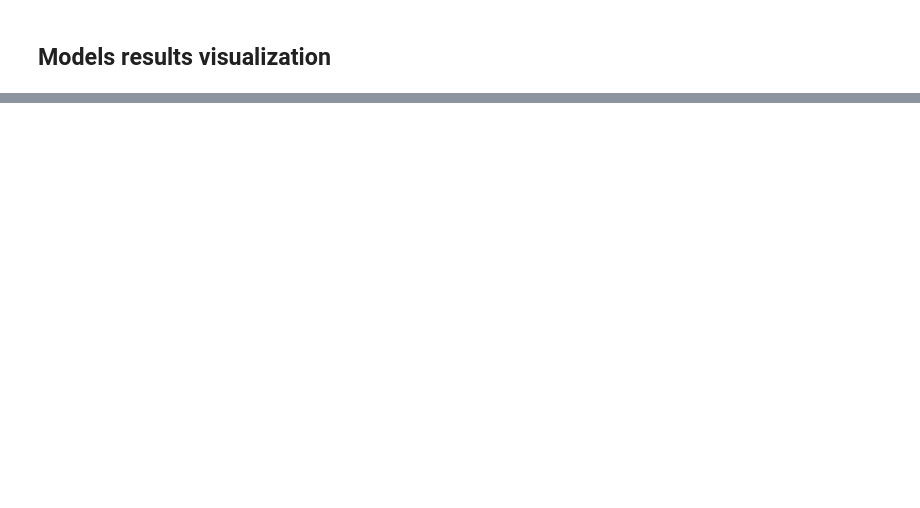
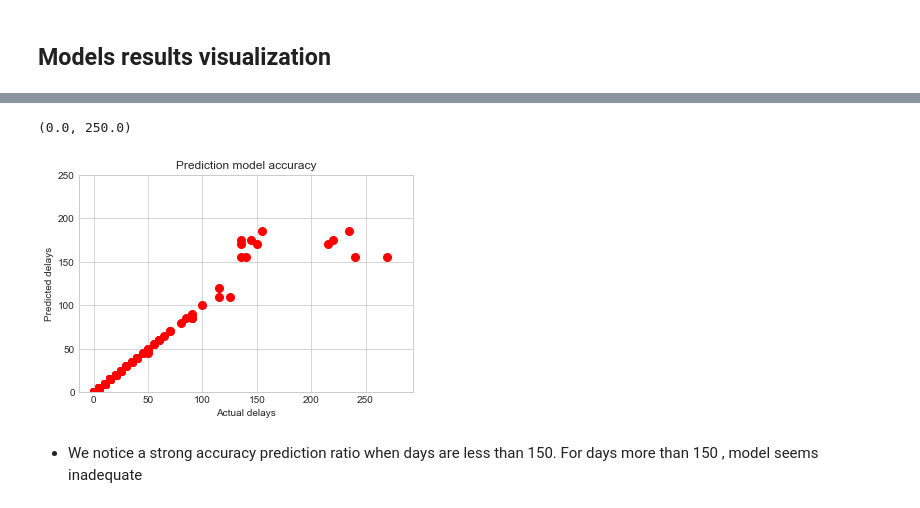
Before and after one commit to s610917/ProjectML, a Jupyter notebook: DelayPayments_prediction.ipynb, the cells around one changed output, grey strips where cells are left out. Drawn from its saved outputs; the diff is of its cells as text; code cells hidden in the pictures; blank space fills up the shorter version.

```diff
--- a/DelayPayments_prediction.ipynb
+++ b/DelayPayments_prediction.ipynb
@@ -223,2 +204,7 @@ sns.catplot(x="MarketSegmentation", y="AvgLatePayDays_Buckets", data=customer_ba
 # %% [markdown]
 ## Models results visualization
+# %%
+daysdelay = pd.DataFrame(y_test)
+daysdelay = daysdelay.reset_index()
+daysdelay["counter"] =range(len(daysdelay))
+daysdelay.rename(columns={'AvgLatePayDays_Buckets': 'Delaydays'},  inplace=True)
@@ -224,0 +220,5 @@ sns.catplot(x="MarketSegmentation", y="AvgLatePayDays_Buckets", data=customer_ba
+# %%
+dayspredict = pd.DataFrame(clf.predict(X_test))
+dayspredict.rename(columns={'0': 'Dayspredict'},  inplace= False)
+dayspredict['counter'] = range(len(dayspredict))
+dayspredict.head()
@@ -224,0 +232,2 @@ sns.catplot(x="MarketSegmentation", y="AvgLatePayDays_Buckets", data=customer_ba
+# %%
+predvsact = pd.concat([dayspredict,daysdelay], axis=1)
@@ -224,0 +247,13 @@ sns.catplot(x="MarketSegmentation", y="AvgLatePayDays_Buckets", data=customer_ba
+# %%
+x = predvsact["Delaydays"]
+y = predvsact[0]
+plt.plot(x,y, 'o', color='red',markersize=8)
+plt.xlabel("Actual delays")
+plt.ylabel("Predicted delays")
+plt.title("Prediction model accuracy")
+plt.ylim(0,250)
+# %% [output]
+(0.0, 250.0)
+[figure, added]
+# %% [markdown]
+* We notice a strong accuracy prediction ratio when days are less than 150. For days more than 150 , model seems inadequate
```
Also changed, not shown: parts of 16 cells of this notebook.
